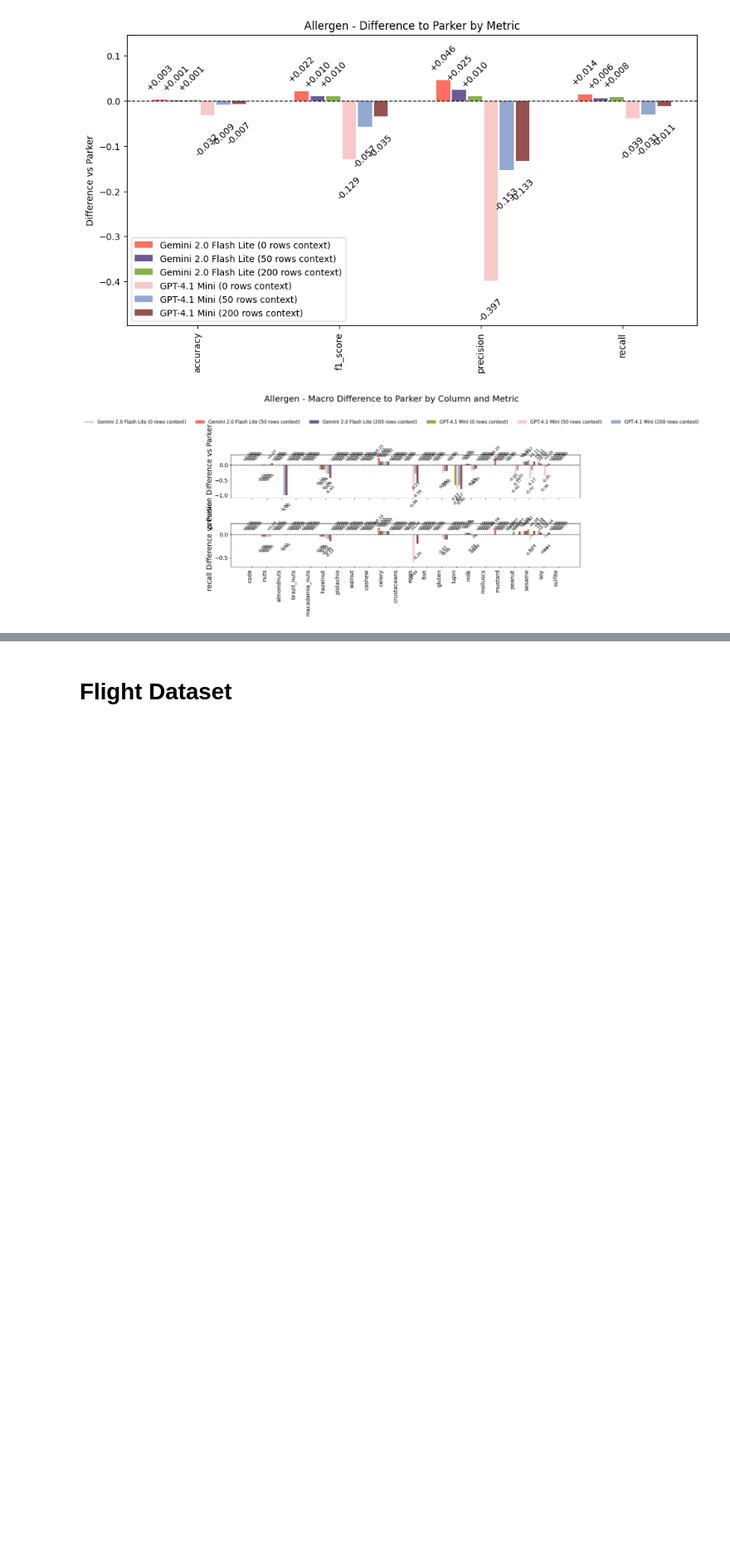
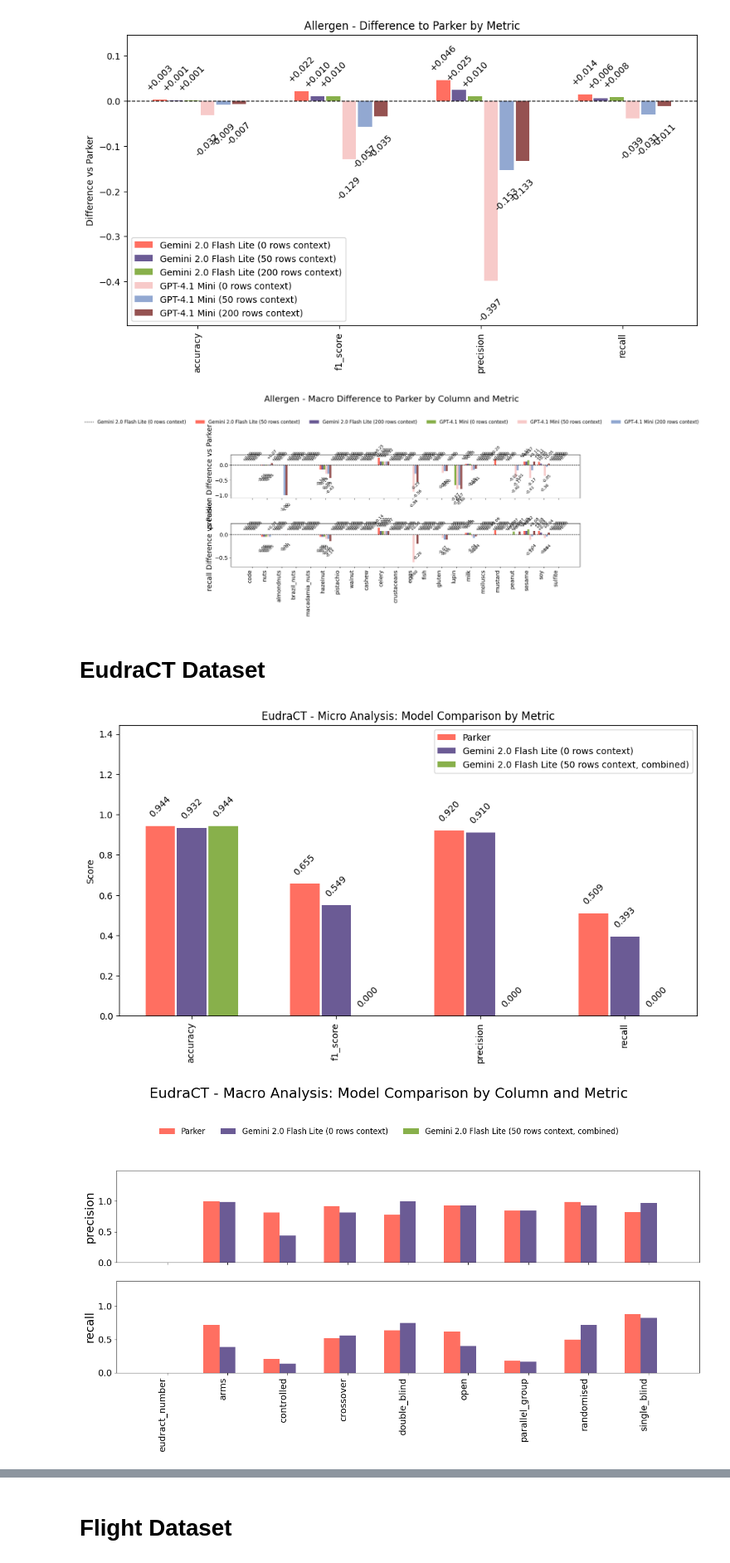
Before and after one commit to lukasketzer/llm_data_quality_assistant, a Jupyter notebook: analysis/results/graphs.ipynb, the cells around one changed output, grey strips where cells are left out. Shown: that part at 83% size. Cells and saved outputs as stored; diff of their text form; code cells hidden in the pictures; blank space fills up the shorter version.

```diff
--- a/analysis/results/graphs.ipynb
+++ b/analysis/results/graphs.ipynb
@@ -269,3 +269,31 @@ plot_macro_difference_vs_parker(load_model_data(base_path, macro_files), "Allerg
 [figure]
 [figure]
 [figure]
+# %% [markdown]
+# EudraCT Dataset
+# %%
+# EudraCT paths and files
+base_path = os.path.join('.', 'eudract')
+micro_files = {
+    "Parker": "parker_results_micro.json",
+    "Gemini 2.0 Flash Lite (0 rows context)": "gemini_2_0_flash_lite_0_rows_context_results_micro.json",
+    "Gemini 2.0 Flash Lite (50 rows context, combined)": "gemini_2_0_flash_lite_50_rows_context_combined_results_micro.json",
+}
+macro_files = {
+    "Parker": "parker_results_macro.json",
+    "Gemini 2.0 Flash Lite (0 rows context)": "gemini_2_0_flash_lite_0_rows_context_results_macro.json",
+    "Gemini 2.0 Flash Lite (50 rows context, combined)": "gemini_2_0_flash_lite_50_rows_context_combined_results_macro.json",
+}
+# Micro
+model_data = load_model_data(base_path, micro_files)
+plot_micro_analysis(model_data, "EudraCT")
+# Macro
+model_data = load_model_data(base_path, macro_files)
+plot_macro_analysis(model_data, "EudraCT")
+# Difference vs Parker (Micro)
+plot_difference_vs_parker(load_model_data(base_path, micro_files), "EudraCT")
+# Difference vs Parker (Macro)
+plot_macro_difference_vs_parker(load_model_data(base_path, macro_files), "EudraCT")
+# %% [output]
+[figure, added]
+[figure, added]
```
Also changed, not shown: parts of 1 cell of this notebook, 1 other file.
